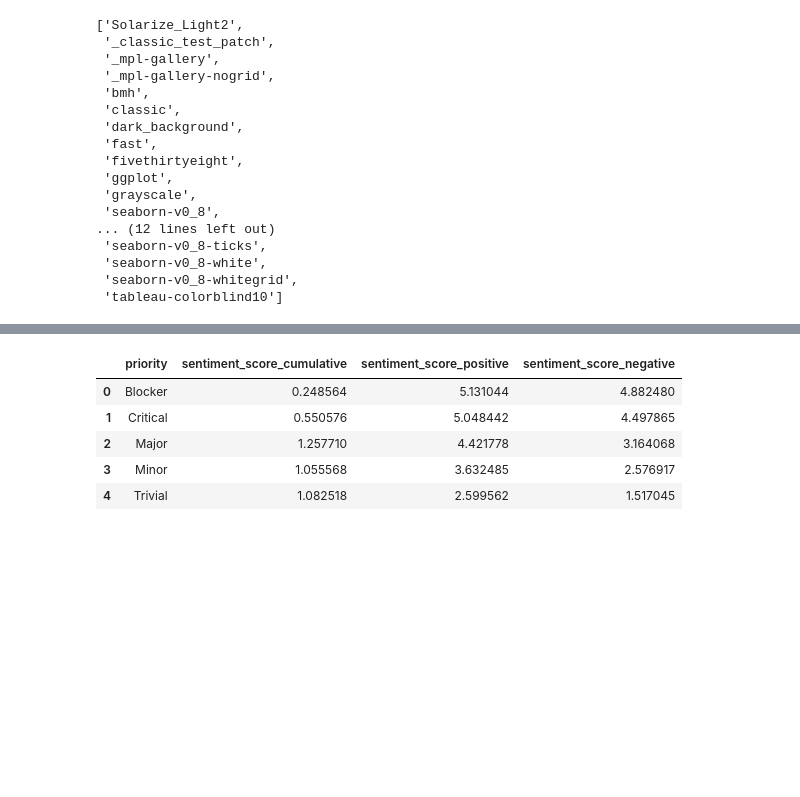
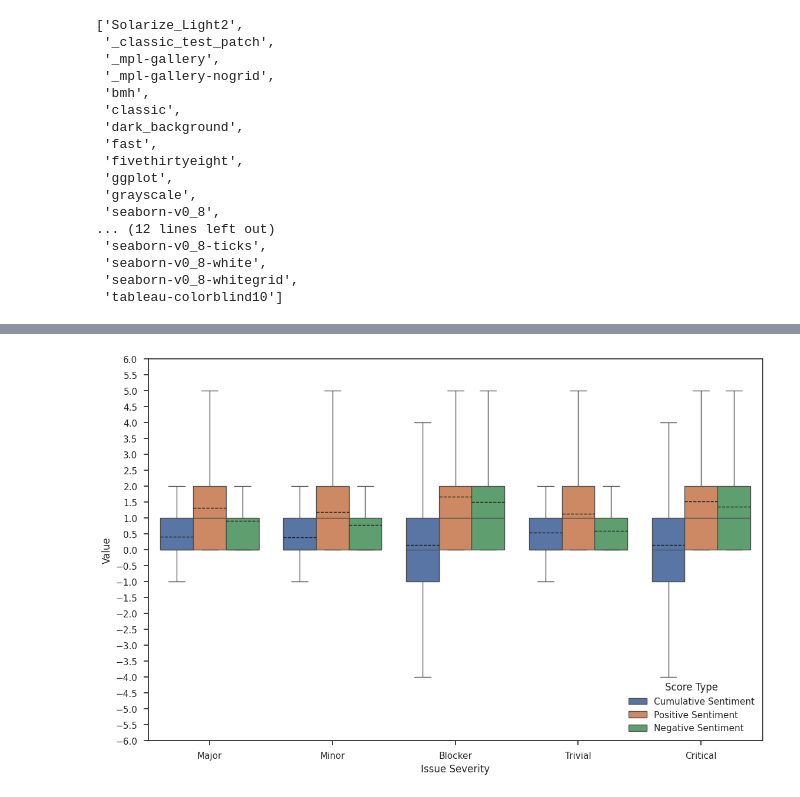
Before and after one commit to raianmr/seBERT, a Jupyter notebook: notebooks/RQs.ipynb, the cells around one changed output, grey strips where cells are left out. Cells and saved outputs as stored; diff of their text form; code cells hidden in the pictures; blank space fills up the shorter version.

```diff
--- a/notebooks/RQs.ipynb
+++ b/notebooks/RQs.ipynb
@@ -417,15 +391,0 @@ plt.show()
-# %%
-mean_cumulative_scores = rq34.groupby('priority')['sentiment_score_cumulative'].mean().reset_index()
-mean_positive_scores = rq34.groupby('priority')['sentiment_score_positive'].mean().reset_index()
-mean_negative_scores = rq34.groupby('priority')['sentiment_score_negative'].mean().reset_index()
-
-mean_scores = mean_cumulative_scores.merge(mean_positive_scores, on='priority')
-mean_scores = mean_scores.merge(mean_negative_scores, on='priority')
-mean_scores
-# %% [output]
-|  | priority | sentiment_score_cumulative | sentiment_score_positive | sentiment_score_negative |
-| 0 | Blocker | 0.248564 | 5.131044 | 4.882480 |
-| 1 | Critical | 0.550576 | 5.048442 | 4.497865 |
-| 2 | Major | 1.257710 | 4.421778 | 3.164068 |
-| 3 | Minor | 1.055568 | 3.632485 | 2.576917 |
-| 4 | Trivial | 1.082518 | 2.599562 | 1.517045 |
@@ -449,0 +392,30 @@ mean_scores
+# %%
+df = rq34_issues
+
+melted = pd.melt(
+    df,
+    id_vars=['priority'],
+    value_vars=['sentiment_score_cumulative', 'sentiment_score_positive', 'sentiment_score_negative'],
+    var_name='score_type',
+    value_name='score'
+)
+
+# rename score types
+melted['score_type'] = melted['score_type'].map({
+    'sentiment_score_cumulative': 'Cumulative Sentiment',
+    'sentiment_score_positive': 'Positive Sentiment',
+    'sentiment_score_negative': 'Negative Sentiment'
+})
+
+plt.figure(figsize=(12, 8))
+sns.boxplot(x='priority', y='score', hue='score_type', data=melted, showmeans=True, meanline=True, fliersize=0,
+            meanprops={'linestyle': '--', 'linewidth': 1, 'color': 'k'})
+# plt.title('Distribution of mean positive, negative, and cumulative sentiment scores for issue severities.')
+plt.xlabel('Issue Severity')
+plt.ylabel('Value')
+plt.ylim(-6, 6)
+plt.yticks(np.arange(-6, 6 + 0.5, 0.5))
+plt.legend(title='Score Type', loc='lower right')
+plt.show()
+# %% [output]
+[figure, added]
```
Also changed, not shown: parts of 9 cells of this notebook.
